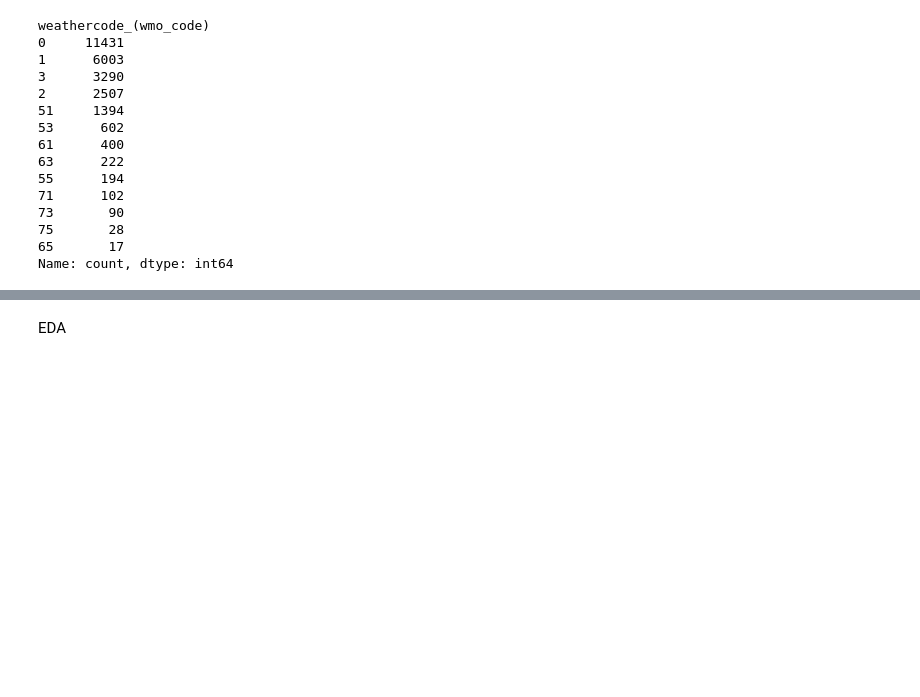
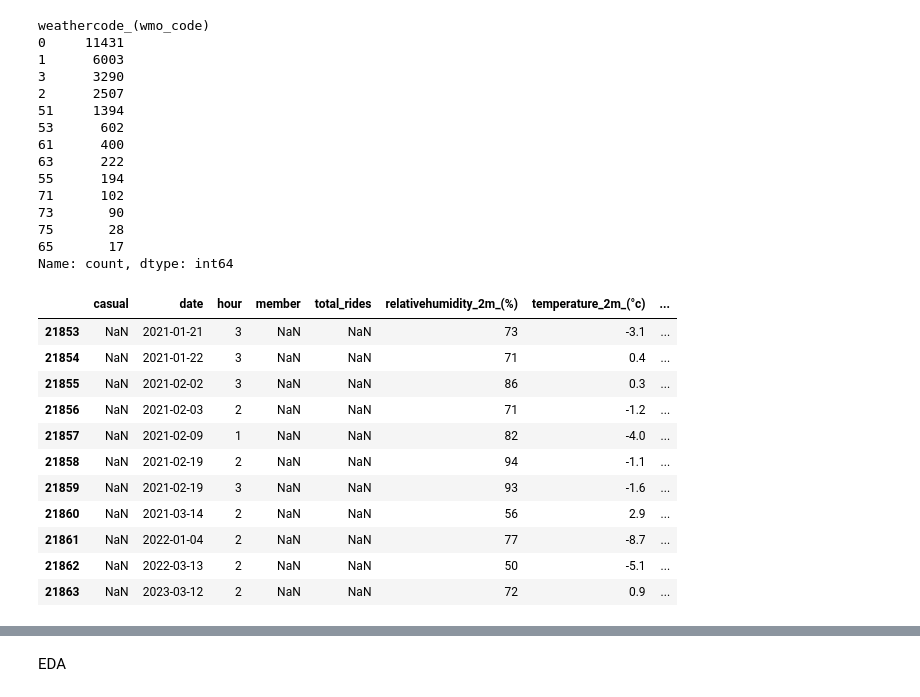
Before and after one commit to rakeshtparayil/capital_bike_share, a Jupyter notebook: capital_bike_share_hour.ipynb, the cells around one changed output, grey strips where cells are left out. Saved outputs shown, nothing was run; the diff lists cells and outputs as text; code cells hidden in the pictures; blank space fills up the shorter version.

```diff
--- a/capital_bike_share_hour.ipynb
+++ b/capital_bike_share_hour.ipynb
@@ -138,36 +138,42 @@ labels = [
     "Extreme Weather"
 ]
 
-# Apply binning to the 'weathercode_(wmo_code)' column and add as a new category
-bike_hourly_new['weather_category'] = pd.cut(
-    bike_hourly_new['weathercode_(wmo_code)'],
-    bins=bins,
-    labels=labels,
-    right=False
-)
-
 # Define humidity bins and labels
 humidity_bins = [0, 30, 60, 80, 100]
 humidity_labels = ['Low', 'Moderate', 'High', 'Very High']
-
-# Apply binning to 'relativehumidity_2m_(%)' column
-bike_hourly_new['humidity_category'] = pd.cut(
-    bike_hourly_new['relativehumidity_2m_(%)'],
-    bins=humidity_bins,
-    labels=humidity_labels,
-    right=True
-)
 
 # Define windspeed bins and labels
 windspeed_bins = [0, 5, 20, 39, 61, float('inf')]
 windspeed_labels = ['Calm', 'Light Breeze', 'Moderate Breeze', 'Strong Breeze', 'High Wind']
 
-# Apply binning to 'windspeed_10m_(km/h)' column
+# Ensure the columns are numeric before processing
+bike_hourly_new['relativehumidity_2m_(%)'] = pd.to_numeric(bike_hourly_new['relativehumidity_2m_(%)'], errors='coerce')
+bike_hourly_new['windspeed_10m_(km/h)'] = pd.to_numeric(bike_hourly_new['windspeed_10m_(km/h)'], errors='coerce')
+bike_hourly_new['weathercode_(wmo_code)'] = pd.to_numeric(bike_hourly_new['weathercode_(wmo_code)'], errors='coerce')
+
+# Apply binning to relevant columns
+bike_hourly_new['weather_category'] = pd.cut(
+    bike_hourly_new['weathercode_(wmo_code)'],
+    bins=bins,
+    labels=labels,
+    right=False,
+    include_lowest=True
+)
+
+bike_hourly_new['humidity_category'] = pd.cut(
+    bike_hourly_new['relativehumidity_2m_(%)'],
+    bins=humidity_bins,
+    labels=humidity_labels,
+    right=True,
+    include_lowest=True
+)
+
 bike_hourly_new['windspeed_category'] = pd.cut(
     bike_hourly_new['windspeed_10m_(km/h)'],
     bins=windspeed_bins,
     labels=windspeed_labels,
-    right=True
+    right=True,
+    include_lowest=True
 )
 
 # Display results
@@ -239,9 +245,19 @@ Name: count, dtype: int64
 # %%
 #idenifying the null values
 bike_hourly_new.isnull().sum()
 
 #find the null values in the dataset
 bike_hourly_new[bike_hourly_new.isnull().any(axis=1)]
-
-#remove the null values
-bike_hourly_new = bike_hourly_new.dropna()
+# %% [output]
+|  | casual | date | hour | member | total_rides | relativehumidity_2m_(%) | temperature_2m_(°c) | ... |
+| 21853 | NaN | 2021-01-21 | 3 | NaN | NaN | 73 | -3.1 | ... |
+| 21854 | NaN | 2021-01-22 | 3 | NaN | NaN | 71 | 0.4 | ... |
+| 21855 | NaN | 2021-02-02 | 3 | NaN | NaN | 86 | 0.3 | ... |
+| 21856 | NaN | 2021-02-03 | 2 | NaN | NaN | 71 | -1.2 | ... |
+| 21857 | NaN | 2021-02-09 | 1 | NaN | NaN | 82 | -4.0 | ... |
+| 21858 | NaN | 2021-02-19 | 2 | NaN | NaN | 94 | -1.1 | ... |
+| 21859 | NaN | 2021-02-19 | 3 | NaN | NaN | 93 | -1.6 | ... |
+| 21860 | NaN | 2021-03-14 | 2 | NaN | NaN | 56 | 2.9 | ... |
+| 21861 | NaN | 2022-01-04 | 2 | NaN | NaN | 77 | -8.7 | ... |
+| 21862 | NaN | 2022-03-13 | 2 | NaN | NaN | 50 | -5.1 | ... |
+| 21863 | NaN | 2023-03-12 | 2 | NaN | NaN | 72 | 0.9 | ... |
```
Also changed, not shown: parts of 9 cells of this notebook.
